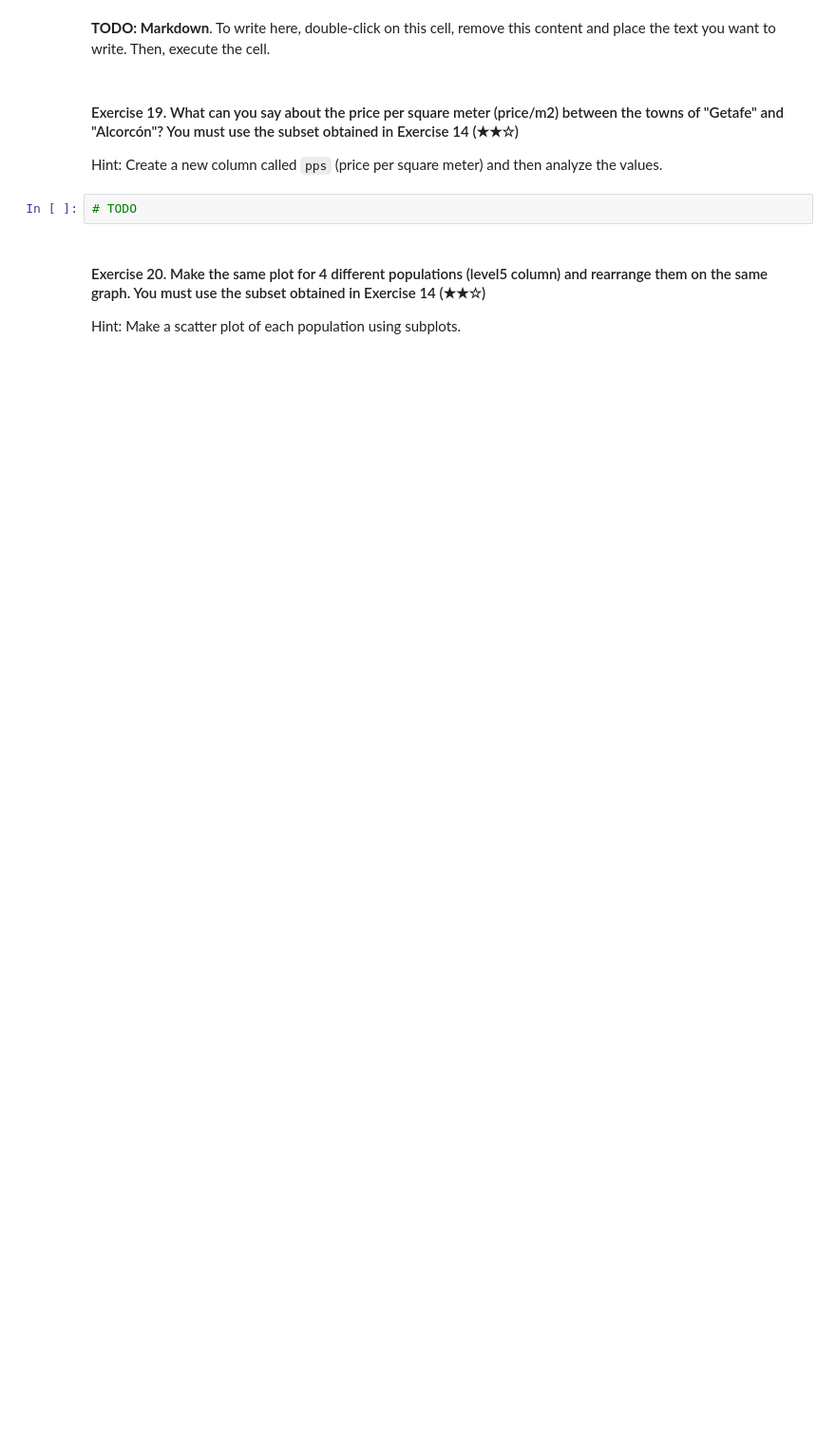
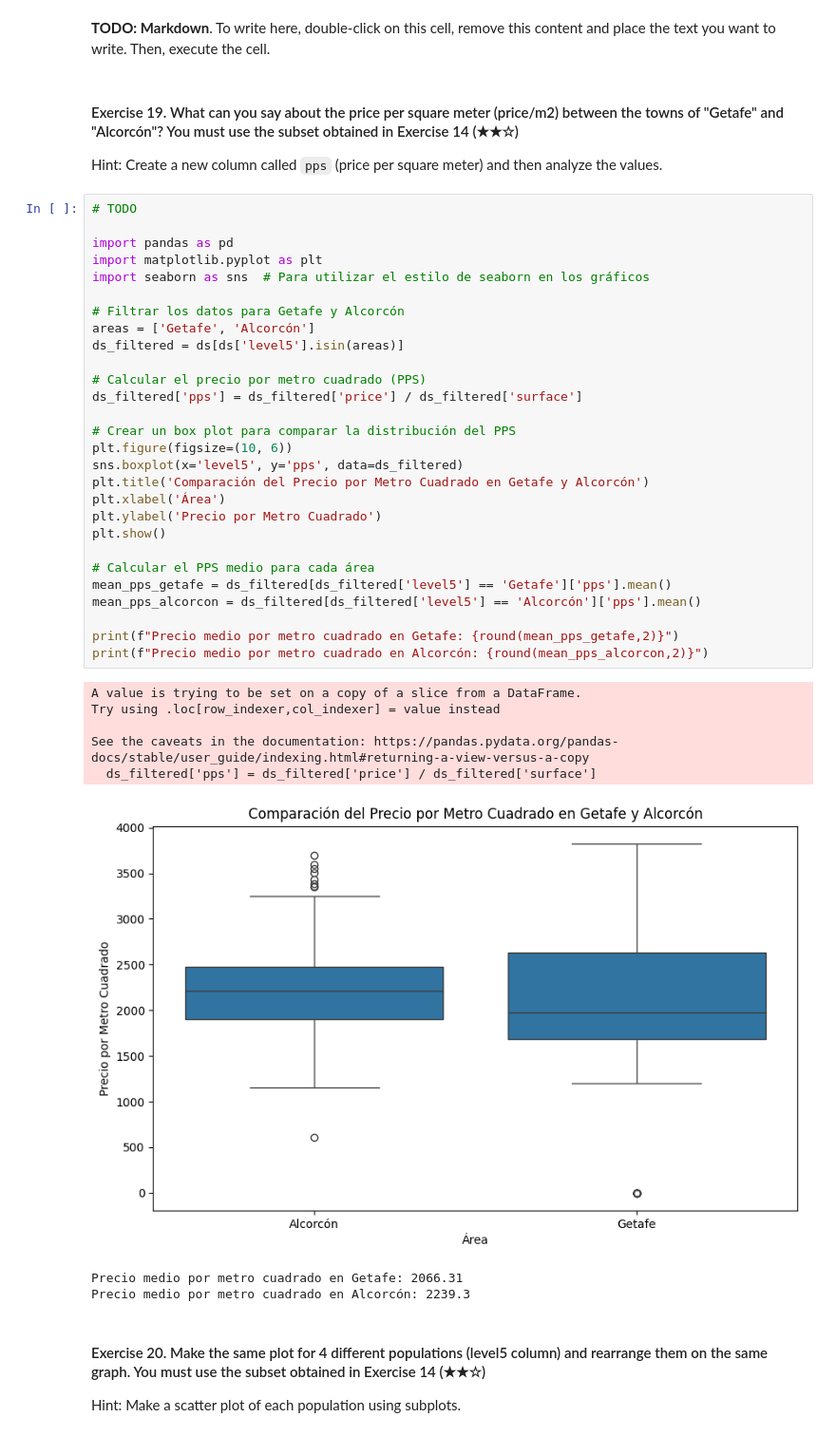
Before and after one commit to JATerminim/realestate-datacleanup-exercise, a Jupyter notebook: project.ipynb, the cells around one changed output. Shown at 95% size. Saved outputs shown, nothing was run; the diff lists cells and outputs as text; blank space fills up the shorter version.

```diff
--- a/project.ipynb
+++ b/project.ipynb
@@ -338,6 +540,41 @@ Hint: You can help yourself by reviewing the *multihist* demo of Matplotlib.
 Hint: Create a new column called `pps` (price per square meter) and then analyze the values.
 # %%
 # TODO
+
+import pandas as pd
+import matplotlib.pyplot as plt
+import seaborn as sns  # Para utilizar el estilo de seaborn en los gráficos
+
+# Filtrar los datos para Getafe y Alcorcón
+areas = ['Getafe', 'Alcorcón']
+ds_filtered = ds[ds['level5'].isin(areas)]
+
+# Calcular el precio por metro cuadrado (PPS)
+ds_filtered['pps'] = ds_filtered['price'] / ds_filtered['surface']
+
+# Crear un box plot para comparar la distribución del PPS
+plt.figure(figsize=(10, 6))
+sns.boxplot(x='level5', y='pps', data=ds_filtered)
+plt.title('Comparación del Precio por Metro Cuadrado en Getafe y Alcorcón')
+plt.xlabel('Área')
+plt.ylabel('Precio por Metro Cuadrado')
+plt.show()
+
+# Calcular el PPS medio para cada área
+mean_pps_getafe = ds_filtered[ds_filtered['level5'] == 'Getafe']['pps'].mean()
+mean_pps_alcorcon = ds_filtered[ds_filtered['level5'] == 'Alcorcón']['pps'].mean()
+
+print(f"Precio medio por metro cuadrado en Getafe: {round(mean_pps_getafe,2)}")
+print(f"Precio medio por metro cuadrado en Alcorcón: {round(mean_pps_alcorcon,2)}")
+# %% [output]
+A value is trying to be set on a copy of a slice from a DataFrame.
+Try using .loc[row_indexer,col_indexer] = value instead
+
+See the caveats in the documentation: https://pandas.pydata.org/pandas-docs/stable/user_guide/indexing.html#returning-a-view-versus-a-copy
+  ds_filtered['pps'] = ds_filtered['price'] / ds_filtered['surface']
+[figure, added]
+Precio medio por metro cuadrado en Getafe: 2066.31
+Precio medio por metro cuadrado en Alcorcón: 2239.3
 # %% [markdown]
 #### Exercise 20. Make the same plot for 4 different populations (level5 column) and rearrange them on the same graph. You must use the subset obtained in Exercise 14 (★★☆)
 
```
Also changed, not shown: parts of 13 cells of this notebook.
